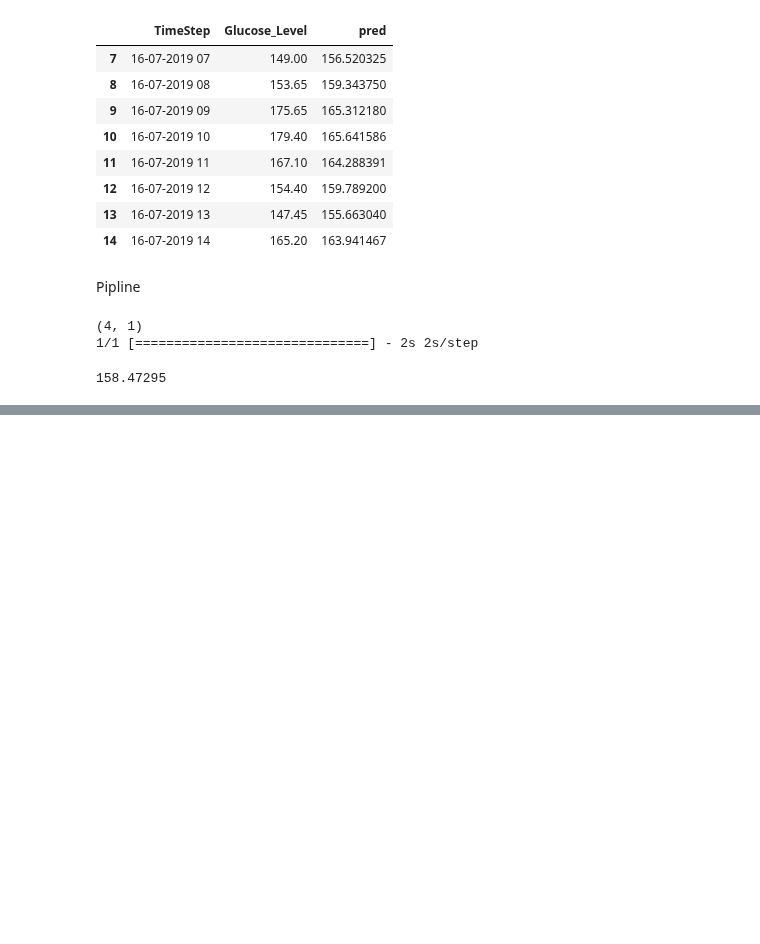
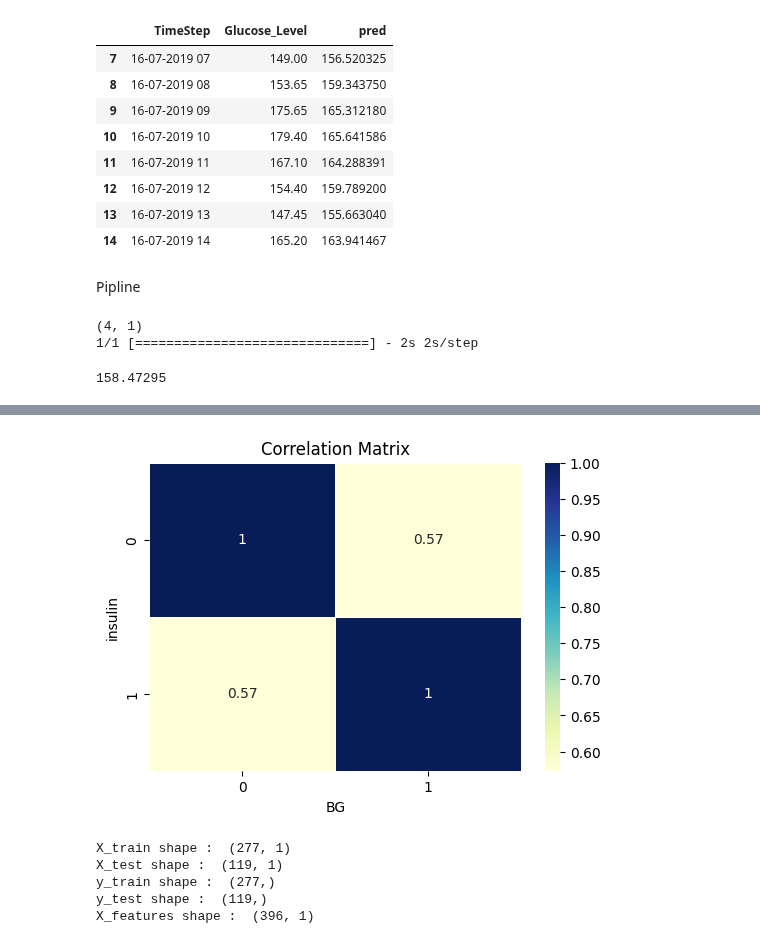
Before and after one commit to Pancrease/D-one, a Jupyter notebook: GlucForecast/GlucForecast.ipynb, the cells around one changed output, grey strips where cells are left out. Saved outputs shown, nothing was run; the diff lists cells and outputs as text; code cells hidden in the pictures; blank space fills up the shorter version.

```diff
--- a/GlucForecast/GlucForecast.ipynb
+++ b/GlucForecast/GlucForecast.ipynb
@@ -764,0 +689,42 @@ GlucForecast_Pipline([167.1 , 154.4 , 147.45, 165.2 ])
+# %%
+import seaborn as sns
+import matplotlib.pyplot as plt
+
+
+# Define the correlation matrix
+corr_inslin_data = inslin_data.corr()
+corr_matrix = np.array(corr_inslin_data)
+
+# Create a heatmap plot
+plt.figure(figsize=(6, 4))
+sns.heatmap(corr_matrix, annot=True,linewidths=.5,cmap='YlGnBu')
+plt.title('Correlation Matrix')
+plt.xlabel('BG')
+plt.ylabel('insulin')
+plt.show()
+# %% [output]
+[figure, added]
+# %%
+X_features = inslin_data[['Glucose']].values
+y_lables = inslin_data[['Insulin']].values
+
+# Preprocesse Data
+scaler = MinMaxScaler(feature_range=(0,1))
+X_features = scaler.fit_transform(X_features)
+scaler_ = MinMaxScaler(feature_range=(0,1))
+y_lables = scaler_.fit_transform(y_lables)
+y_lables = y_lables.reshape(396)
+
+X_train, X_test, y_train, y_test = train_test_split(X_features, y_lables, test_size=0.3, random_state=0)
+
+print("X_train shape : ",X_train.shape)
+print("X_test shape : ",X_test.shape)
+print("y_train shape : ",y_train.shape)
+print("y_test shape : ",y_test.shape)
+print("X_features shape : ",X_features.shape)
+# %% [output]
+X_train shape :  (277, 1)
+X_test shape :  (119, 1)
+y_train shape :  (277,)
+y_test shape :  (119,)
+X_features shape :  (396, 1)
```
Also changed, not shown: parts of 37 cells of this notebook, 5 other files.
